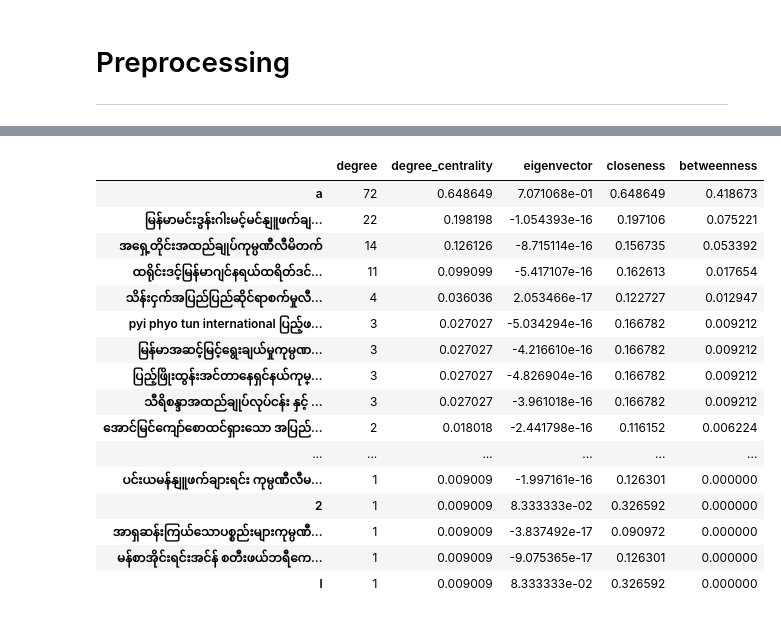
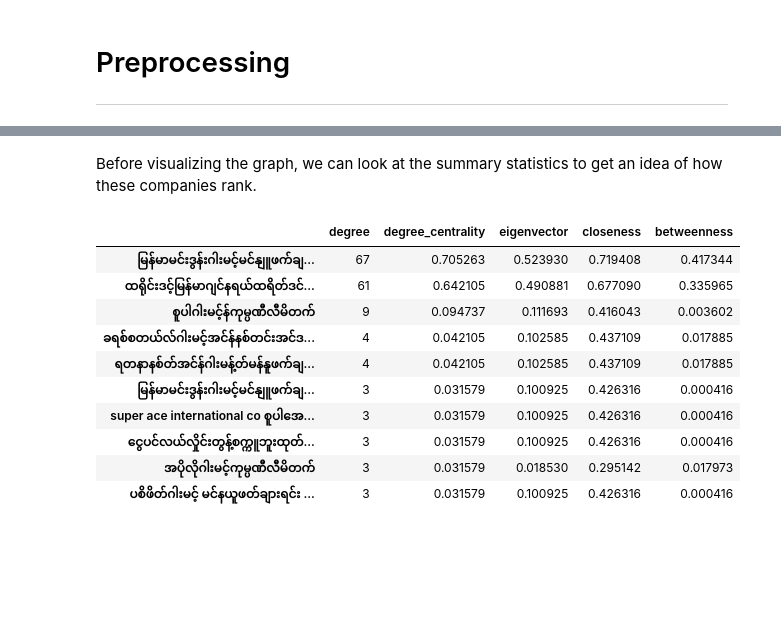
Before and after one commit to SamReeves/MyanmarNetworkAnalysis, a Jupyter notebook: projectA.ipynb, the cells around one changed output, grey strips where cells are left out. Drawn from its saved outputs; the diff is of its cells as text; code cells hidden in the pictures; blank space fills up the shorter version.

```diff
--- a/projectA.ipynb
+++ b/projectA.ipynb
@@ -131,8 +135,8 @@ def cleanDF(df):
         df = df.applymap(lambda s:s.replace(word, ''))
     # Remove punctuation
     df = df.applymap(lambda s:s.translate(str.maketrans('', '', string.punctuation)))
-    # Remove companies with extremely short names
-    df = df[df.companyNameInMyanmar != 'a']
+    # Strip leading and trailing whitespace
+    df = df.applymap(lambda s:s.strip())
     return(df)
 
 def defineEdges(companies, investments):
@@ -181,7 +185,7 @@ def trimEdges(G, weight = 1):
             G2.add_edge(f, to)
     return G2
 
-def islandMethod(g, iterations = 20):
+def islandMethod(g, iterations = 17):
     weights = [edata['weight'] for f, to, edata in g.edges(data = True)]
     mn = 1
     mx = iterations
@@ -279,30 +281,31 @@ plt.show()
+# %% [markdown]
+Before visualizing the graph, we can look at the summary statistics to get an idea of how these companies rank.
 # %%
+# Choose an island and remove garbage names
+island = islands_P[15][1]
+single_char_names = list(island.nodes())[:79]
+island.remove_nodes_from(single_char_names)
+
 # Degree, Eigenvector Centrality and Betweenness are weighted by the total
 # number of shared contacts.  DEGREE_CENTRALITY and CLOSENESS are not weighted
 summaries = pd.DataFrame(dict(
     degree = dict(island.degree(weight = 'weight')),
     degree_centrality = nx.degree_centrality(island),
     eigenvector = nx.eigenvector_centrality_numpy(island, weight = 'weight'),
     closeness = nx.closeness_centrality(island),
     betweenness = nx.betweenness_centrality(island, weight = 'weight')))
 
 summaries = summaries.sort_values(by = 'degree', ascending = False)
-summaries[:20]
+summaries[:10]
 # %% [output]
 |  | degree | degree_centrality | eigenvector | closeness | betweenness |
-| a | 72 | 0.648649 | 7.071068e-01 | 0.648649 | 0.418673 |
-| မြန်မာမင်းဒွန်းဂါးမင့်မင်နျူဖက်ချ... | 22 | 0.198198 | -1.054393e-16 | 0.197106 | 0.075221 |
-| အရှေ့တိုင်းအထည်ချုပ်ကုမ္ပဏီလီမိတက် | 14 | 0.126126 | -8.715114e-16 | 0.156735 | 0.053392 |
-| ထရိုင်းဒင့်မြန်မာဂျင်နရယ်ထရိတ်ဒင်... | 11 | 0.099099 | -5.417107e-16 | 0.162613 | 0.017654 |
-| သိန်းငှက်အပြည်ပြည်ဆိုင်ရာစက်မှုလီ... | 4 | 0.036036 | 2.053466e-17 | 0.122727 | 0.012947 |
-| pyi phyo tun international ပြည့်ဖ... | 3 | 0.027027 | -5.034294e-16 | 0.166782 | 0.009212 |
-| မြန်မာအဆင့်မြင့်ရွေးချယ်မှုကုမ္ပဏ... | 3 | 0.027027 | -4.216610e-16 | 0.166782 | 0.009212 |
-| ပြည့်ဖြိုးထွန်းအင်တာနေရှင်နယ်ကုမ္... | 3 | 0.027027 | -4.826904e-16 | 0.166782 | 0.009212 |
-| သီရိစန္ဒာအထည်ချုပ်လုပ်ငန်း နှင့် ... | 3 | 0.027027 | -3.961018e-16 | 0.166782 | 0.009212 |
-| အောင်မြင်ကျော်စောထင်ရှားသော အပြည်... | 2 | 0.018018 | -2.441798e-16 | 0.116152 | 0.006224 |
-| ... | ... | ... | ... | ... | ... |
-| ပင်းယမန်နျူဖက်ချားရင်း ကုမ္ပဏီလီမ... | 1 | 0.009009 | -1.997161e-16 | 0.126301 | 0.000000 |
-| 2 | 1 | 0.009009 | 8.333333e-02 | 0.326592 | 0.000000 |
-| အာရှဆန်းကြယ်သောပစ္စည်းများကုမ္ပဏီ... | 1 | 0.009009 | -3.837492e-17 | 0.090972 | 0.000000 |
-| မန်စာအိုင်းရင်းအင်န် စတီးဖယ်ဘရီကေ... | 1 | 0.009009 | -9.075365e-17 | 0.126301 | 0.000000 |
-| l | 1 | 0.009009 | 8.333333e-02 | 0.326592 | 0.000000 |
+| မြန်မာမင်းဒွန်းဂါးမင့်မင်နျူဖက်ချ... | 67 | 0.705263 | 0.523930 | 0.719408 | 0.417344 |
+| ထရိုင်းဒင့်မြန်မာဂျင်နရယ်ထရိတ်ဒင်... | 61 | 0.642105 | 0.490881 | 0.677090 | 0.335965 |
+| စူပါဂါးမင့်န်ကုမ္ပဏီလီမိတက် | 9 | 0.094737 | 0.111693 | 0.416043 | 0.003602 |
+| ခရစ်စတယ်လ်ဂါးမင့်အင်န်နစ်တင်းအင်ဒ... | 4 | 0.042105 | 0.102585 | 0.437109 | 0.017885 |
+| ရတနာနစ်တ်အင်န်ဂါးမန့်တ်မန်နူဖက်ချ... | 4 | 0.042105 | 0.102585 | 0.437109 | 0.017885 |
+| မြန်မာမင်းဒွန်းဂါးမင့်မင်နျူဖက်ချ... | 3 | 0.031579 | 0.100925 | 0.426316 | 0.000416 |
+| super ace international co စူပါအေ... | 3 | 0.031579 | 0.100925 | 0.426316 | 0.000416 |
+| ငွေပင်လယ်လှိုင်းတွန့်စက္ကူဘူးထုတ်... | 3 | 0.031579 | 0.100925 | 0.426316 | 0.000416 |
+| အပိုလိုဂါးမင့်ကုမ္ပဏီလီမိတက် | 3 | 0.031579 | 0.018530 | 0.295142 | 0.017973 |
+| ပစိဖိတ်ဂါးမင့် မင်နယူဖတ်ချားရင်း ... | 3 | 0.031579 | 0.100925 | 0.426316 | 0.000416 |
```
Also changed, not shown: parts of 11 cells of this notebook, 1 other file.
